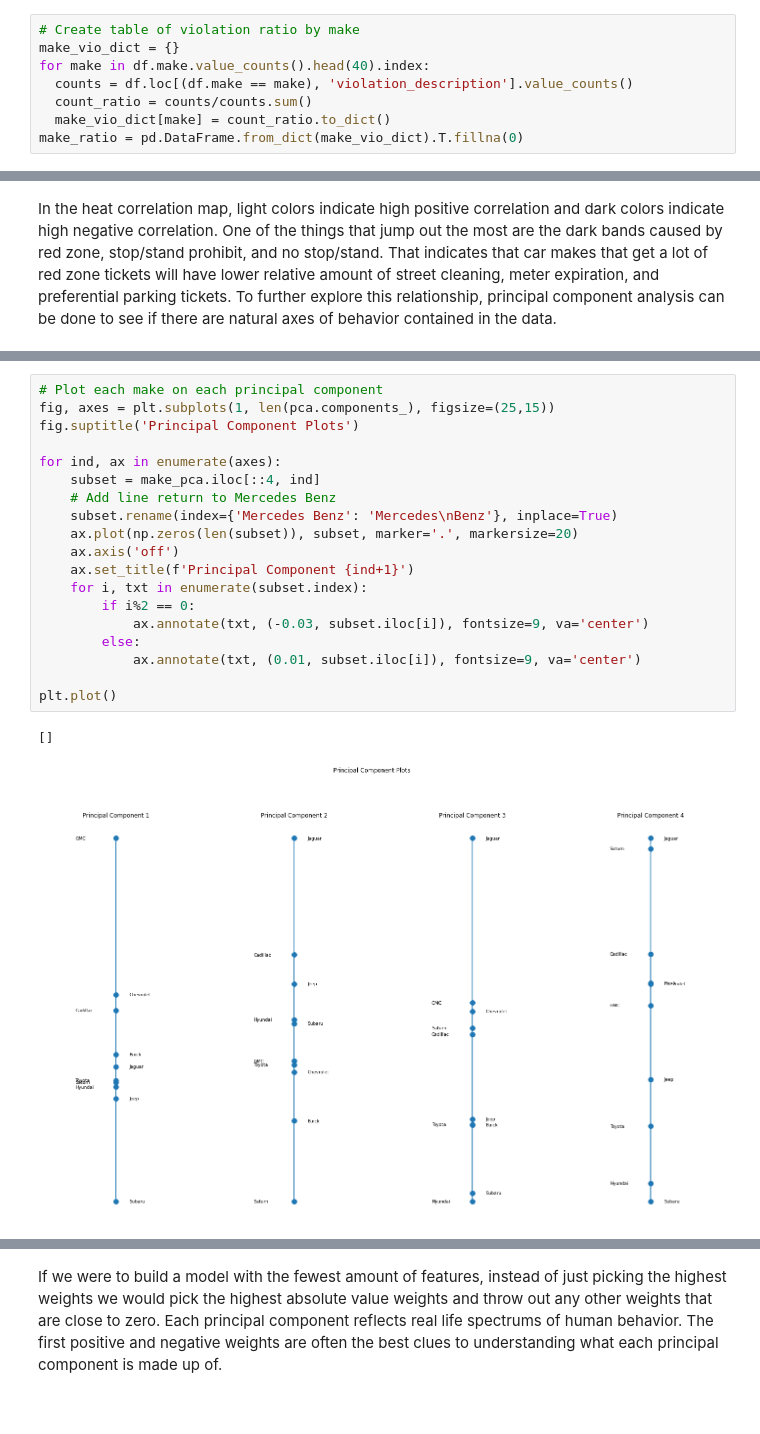
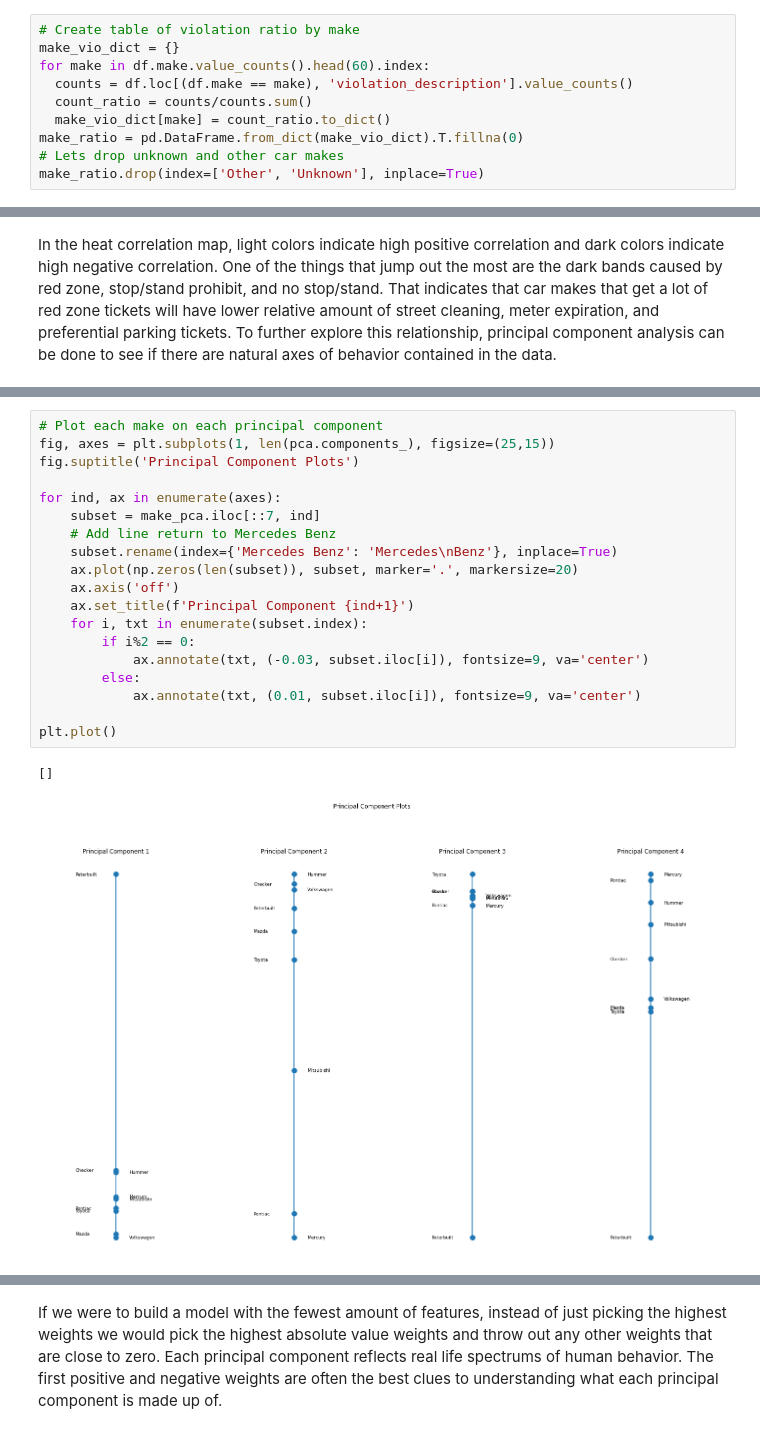
Before and after one commit to gregpawin/lucky-parking, a Jupyter notebook: notebooks/exploratory/1-gp-explore_car_make.ipynb, the cells around one changed output, grey strips where cells are left out. Drawn from its saved outputs; the diff is of its cells as text.

```diff
--- a/notebooks/exploratory/1-gp-explore_car_make.ipynb
+++ b/notebooks/exploratory/1-gp-explore_car_make.ipynb
@@ -41,11 +56,13 @@ df.dropna(inplace=True)
 # %%
 # Create table of violation ratio by make
 make_vio_dict = {}
-for make in df.make.value_counts().head(40).index:
+for make in df.make.value_counts().head(60).index:
   counts = df.loc[(df.make == make), 'violation_description'].value_counts()
   count_ratio = counts/counts.sum()
   make_vio_dict[make] = count_ratio.to_dict()
 make_ratio = pd.DataFrame.from_dict(make_vio_dict).T.fillna(0)
+# Lets drop unknown and other car makes
+make_ratio.drop(index=['Other', 'Unknown'], inplace=True)
 # %%
 # Show table of violation ratios
 make_ratio.head(10).style.background_gradient(cmap='Blues').format("{:.3f}")
@@ -92,25 +109,25 @@ plt.show()
 # %%
 # Plot each make on each principal component
 fig, axes = plt.subplots(1, len(pca.components_), figsize=(25,15))
 fig.suptitle('Principal Component Plots')
 
 for ind, ax in enumerate(axes):
-    subset = make_pca.iloc[::4, ind]
+    subset = make_pca.iloc[::7, ind]
     # Add line return to Mercedes Benz
     subset.rename(index={'Mercedes Benz': 'Mercedes\nBenz'}, inplace=True)
     ax.plot(np.zeros(len(subset)), subset, marker='.', markersize=20)
     ax.axis('off')
     ax.set_title(f'Principal Component {ind+1}')
     for i, txt in enumerate(subset.index):
         if i%2 == 0:
             ax.annotate(txt, (-0.03, subset.iloc[i]), fontsize=9, va='center')
         else:
             ax.annotate(txt, (0.01, subset.iloc[i]), fontsize=9, va='center')
 
 plt.plot()
 # %% [output]
 []
-[figure, old version]
+[figure, new version]
 # %%
 # Print explained variance ratio
 pca.explained_variance_ratio_
```
Also changed, not shown: parts of 15 cells of this notebook, 1 other file.
